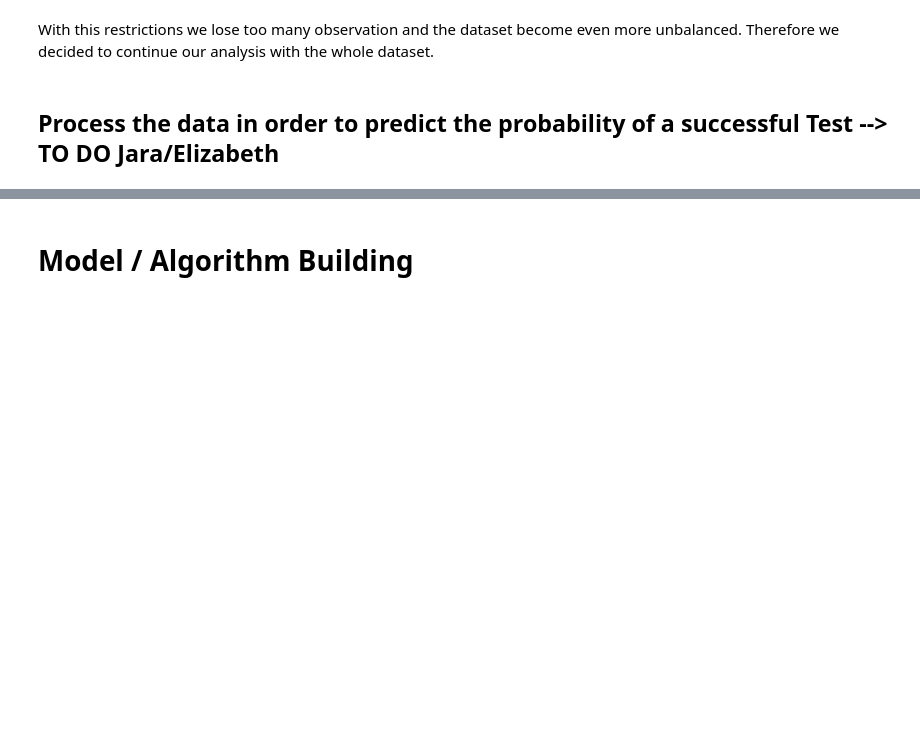
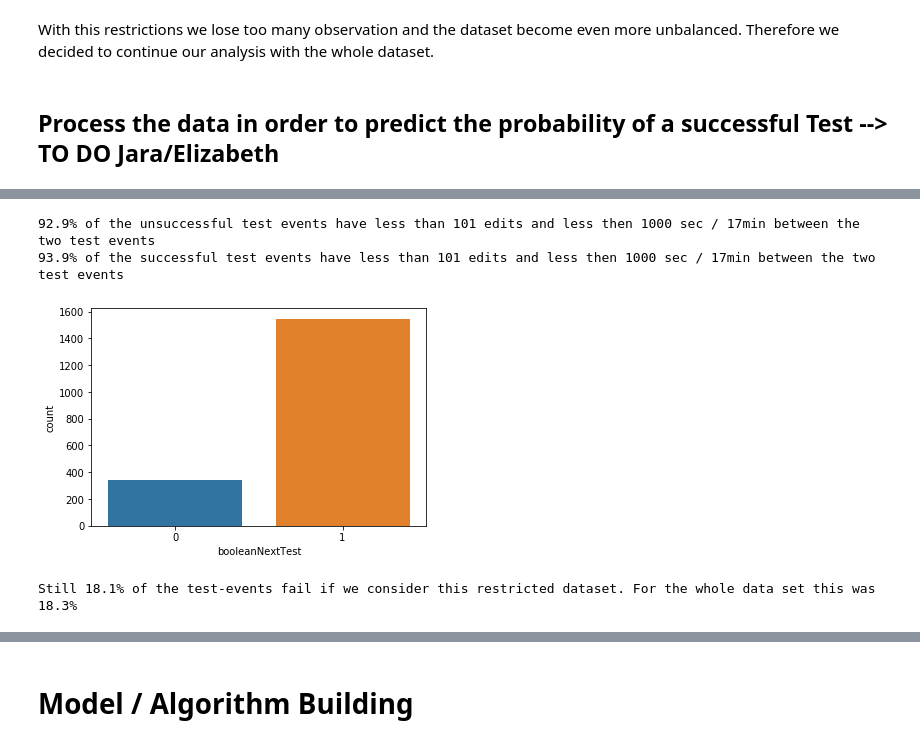
Before and after one commit to sesi200/bigdataanalytics-project, a Jupyter notebook: analysis/Report.ipynb, the cells around one changed output, grey strips where cells are left out. Cells and saved outputs as stored; diff of their text form; code cells hidden in the pictures; blank space fills up the shorter version.

```diff
--- a/analysis/Report.ipynb
+++ b/analysis/Report.ipynb
@@ -576,0 +559,16 @@ df.groupby(['editsUntilNextTest','booleanNextTest']).size().unstack().plot(kind=
+# %%
+smaller_df_edits_tests=df_edits_tests.loc[(df_edits_tests["editsUntilNextTest"]<50) & (df_edits_tests["timePassed"]<500)]
+print(f'{round(len(smaller_df_edits_tests[smaller_df_edits_tests["booleanNextTest"]==False])/len(df_edits_tests[df_edits_tests["booleanNextTest"]==False])*100,1)}% of the unsuccessful test events have less than 101 edits and less then 1000 sec / 17min between the two test events')
+print(f'{round(len(smaller_df_edits_tests[smaller_df_edits_tests["booleanNextTest"]==True])/len(df_edits_tests[df_edits_tests["booleanNextTest"]==True])*100,1)}% of the successful test events have less than 101 edits and less then 1000 sec / 17min between the two test events')
+
+sns.countplot(x="booleanNextTest",data=smaller_df_edits_tests)
+plt.show()
+count_failedTest = len(smaller_df_edits_tests[smaller_df_edits_tests["booleanNextTest"]==False])
+count_passedTest = len(smaller_df_edits_tests[smaller_df_edits_tests["booleanNextTest"]==True])
+pct_failedTest = round(count_failedTest/(count_failedTest+count_passedTest)*100,1)
+print(f'Still {pct_failedTest}% of the test-events fail if we consider this restricted dataset. For the whole data set this was {pct_failedTests}%')
+# %% [output]
+92.9% of the unsuccessful test events have less than 101 edits and less then 1000 sec / 17min between the two test events
+93.9% of the successful test events have less than 101 edits and less then 1000 sec / 17min between the two test events
+[figure, added]
+Still 18.1% of the test-events fail if we consider this restricted dataset. For the whole data set this was 18.3%
```
Also changed, not shown: parts of 35 cells of this notebook.
